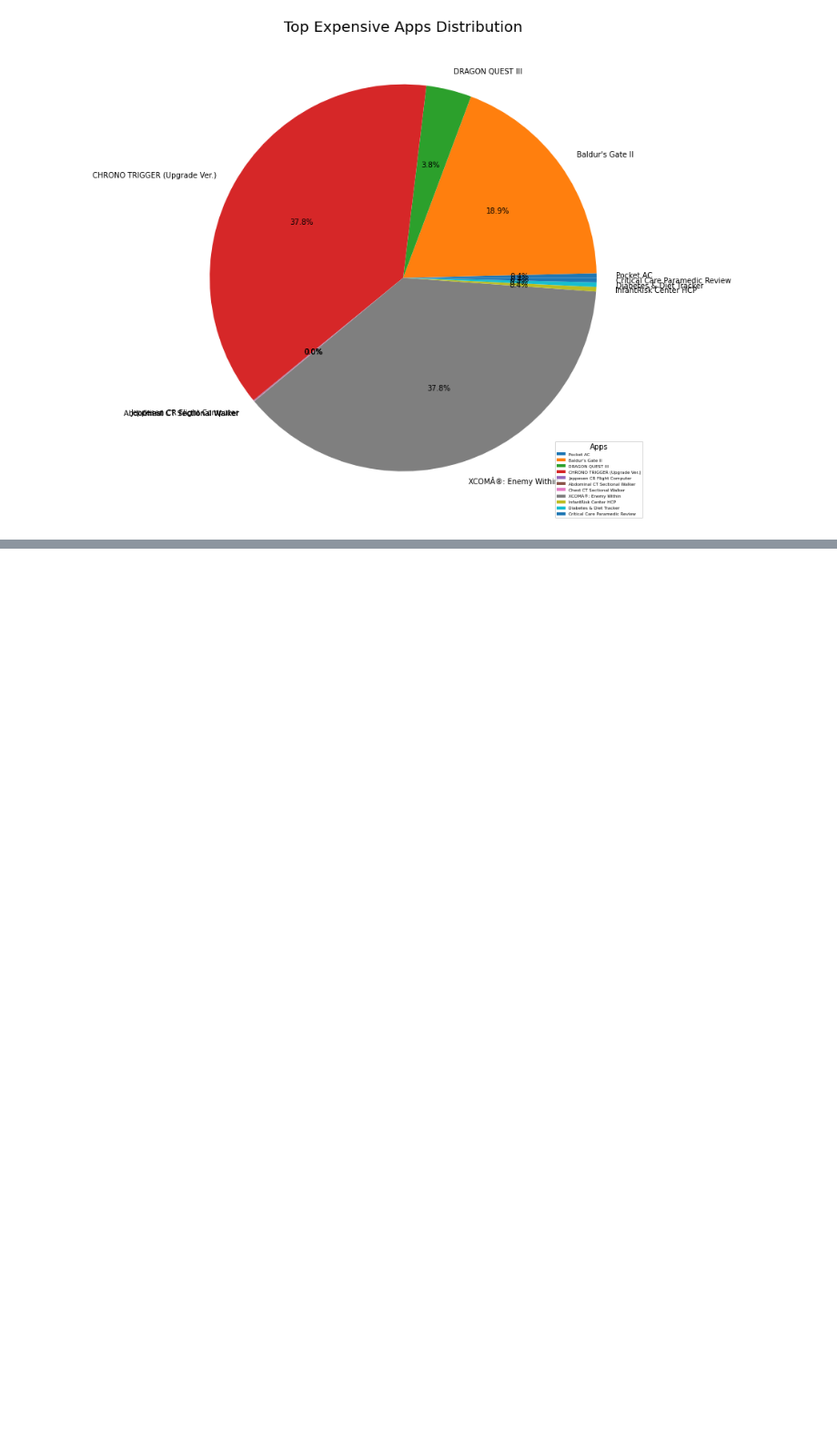
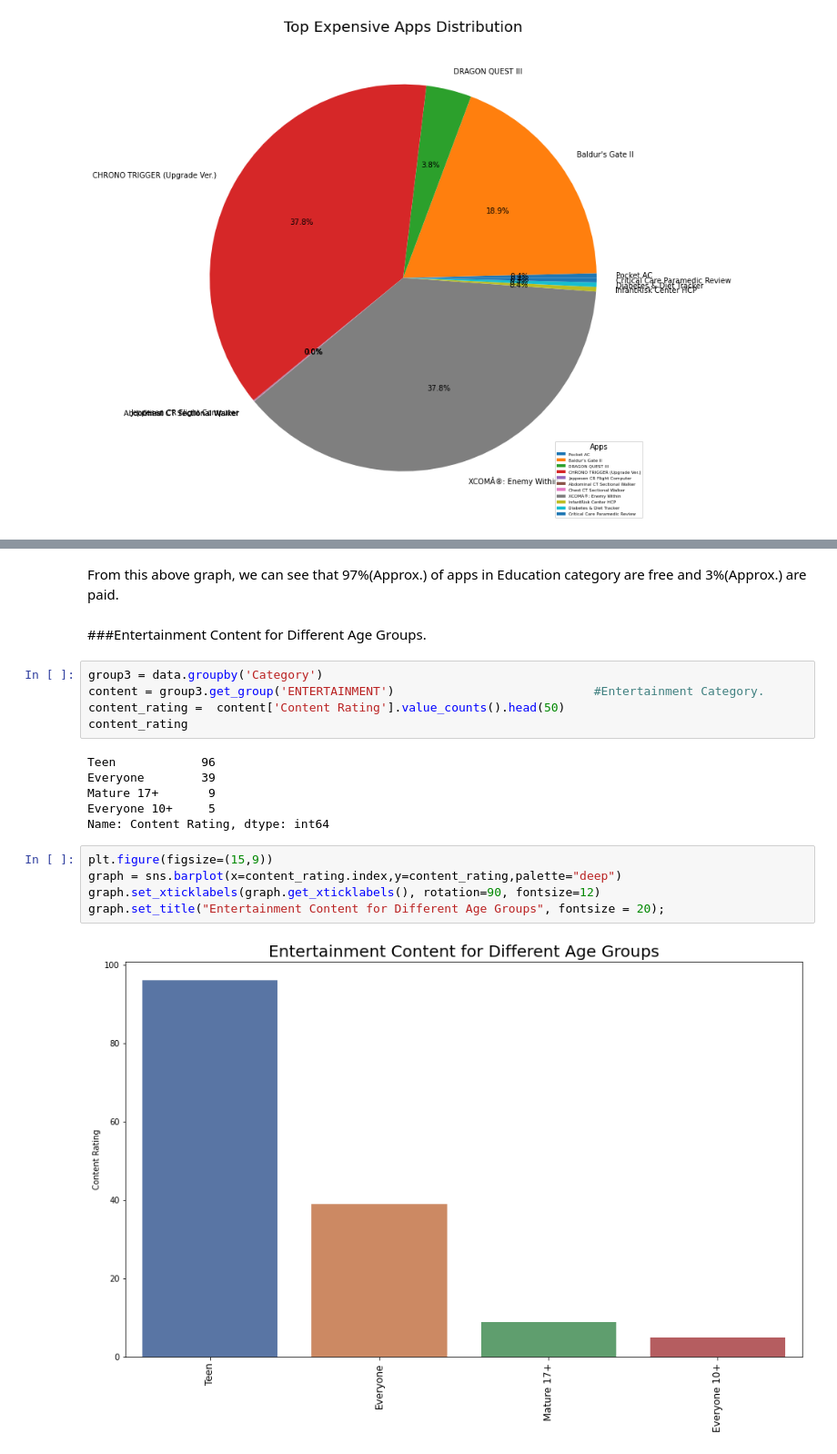
Before and after one commit to Amankr351/Play-Store-Review-Analysis, a Jupyter notebook: Aman_EDA_Project.ipynb, the cells around one changed output, grey strips where cells are left out. Shown: that part at 91% size. Drawn from its saved outputs; the diff is of its cells as text; blank space fills up the shorter version.

```diff
--- a/Aman_EDA_Project.ipynb
+++ b/Aman_EDA_Project.ipynb
@@ -252,0 +328,22 @@ plt.legend(top10PaidApps.App,
+# %% [markdown]
+From this above graph, we can see that 97%(Approx.) of apps in Education category are free and 3%(Approx.) are paid.
+# %% [markdown]
+###Entertainment Content for Different Age Groups.
+# %%
+group3 = data.groupby('Category')
+content = group3.get_group('ENTERTAINMENT')                            #Entertainment Category.
+content_rating =  content['Content Rating'].value_counts().head(50)
+content_rating
+# %% [output]
+Teen            96
+Everyone        39
+Mature 17+       9
+Everyone 10+     5
+Name: Content Rating, dtype: int64
+# %%
+plt.figure(figsize=(15,9))
+graph = sns.barplot(x=content_rating.index,y=content_rating,palette="deep")
+graph.set_xticklabels(graph.get_xticklabels(), rotation=90, fontsize=12)
+graph.set_title("Entertainment Content for Different Age Groups", fontsize = 20);
+# %% [output]
+[figure, added]
```
Also changed, not shown: parts of 32 cells of this notebook.
